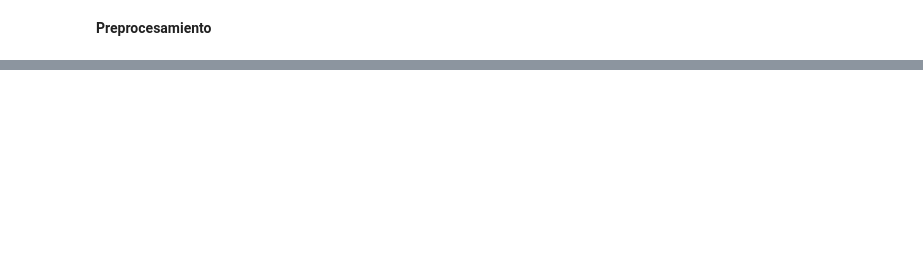
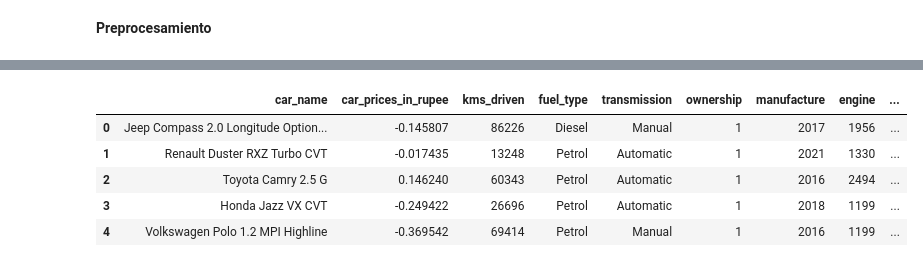
Before and after one commit to alibgil/Old_car_price_prediction, a Jupyter notebook: Old_car_price_prediction.ipynb, the cells around one changed output, grey strips where cells are left out. Cells and saved outputs as stored; diff of their text form; code cells hidden in the pictures; blank space fills up the shorter version.

```diff
--- a/Old_car_price_prediction.ipynb
+++ b/Old_car_price_prediction.ipynb
@@ -431,0 +441,8 @@ Realizaremos una transformación de las variables categoricas y escalamiento de
+# %%
+# Instanciar transformadores
+freq_imputer = SimpleImputer(strategy='most_frequent')
+mean_imputer = SimpleImputer(strategy='mean')
+# Scaler
+scaler = StandardScaler()
+# One-hot encoder
+ohe = OneHotEncoder(handle_unknown='ignore', sparse=False)
@@ -431,0 +485,14 @@ Realizaremos una transformación de las variables categoricas y escalamiento de
+# %%
+# Escalar variable objetivo
+
+# ajusten el escalador en los datos de entrenamiento
+scaler.fit(df[['car_prices_in_rupee']])
+df['car_prices_in_rupee'] = scaler.transform(df[['car_prices_in_rupee']])
+df.head()
+# %% [output]
+|  | car_name | car_prices_in_rupee | kms_driven | fuel_type | transmission | ownership | manufacture | engine | ... |
+| 0 | Jeep Compass 2.0 Longitude Option... | -0.145807 | 86226 | Diesel | Manual | 1 | 2017 | 1956 | ... |
+| 1 | Renault Duster RXZ Turbo CVT | -0.017435 | 13248 | Petrol | Automatic | 1 | 2021 | 1330 | ... |
+| 2 | Toyota Camry 2.5 G | 0.146240 | 60343 | Petrol | Automatic | 1 | 2016 | 2494 | ... |
+| 3 | Honda Jazz VX CVT | -0.249422 | 26696 | Petrol | Automatic | 1 | 2018 | 1199 | ... |
+| 4 | Volkswagen Polo 1.2 MPI Highline | -0.369542 | 69414 | Petrol | Manual | 1 | 2016 | 1199 | ... |
```
Also changed, not shown: parts of 56 cells of this notebook.
